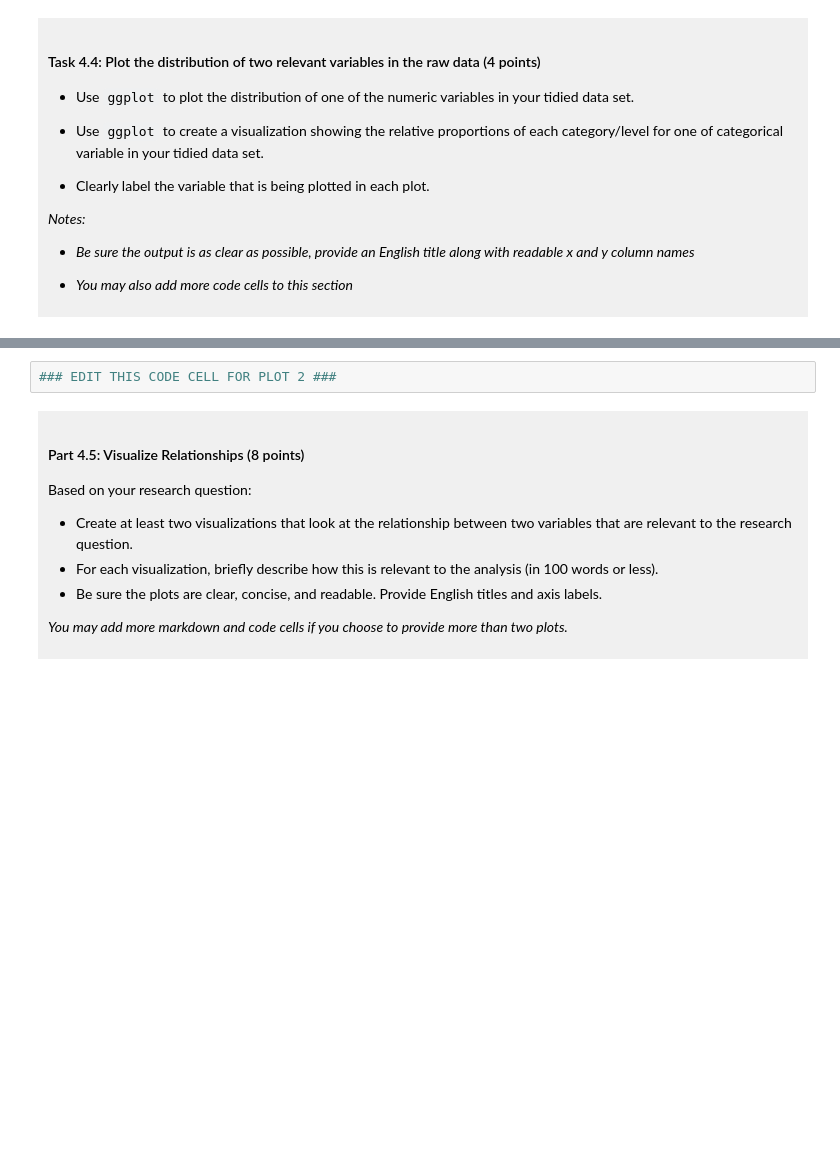
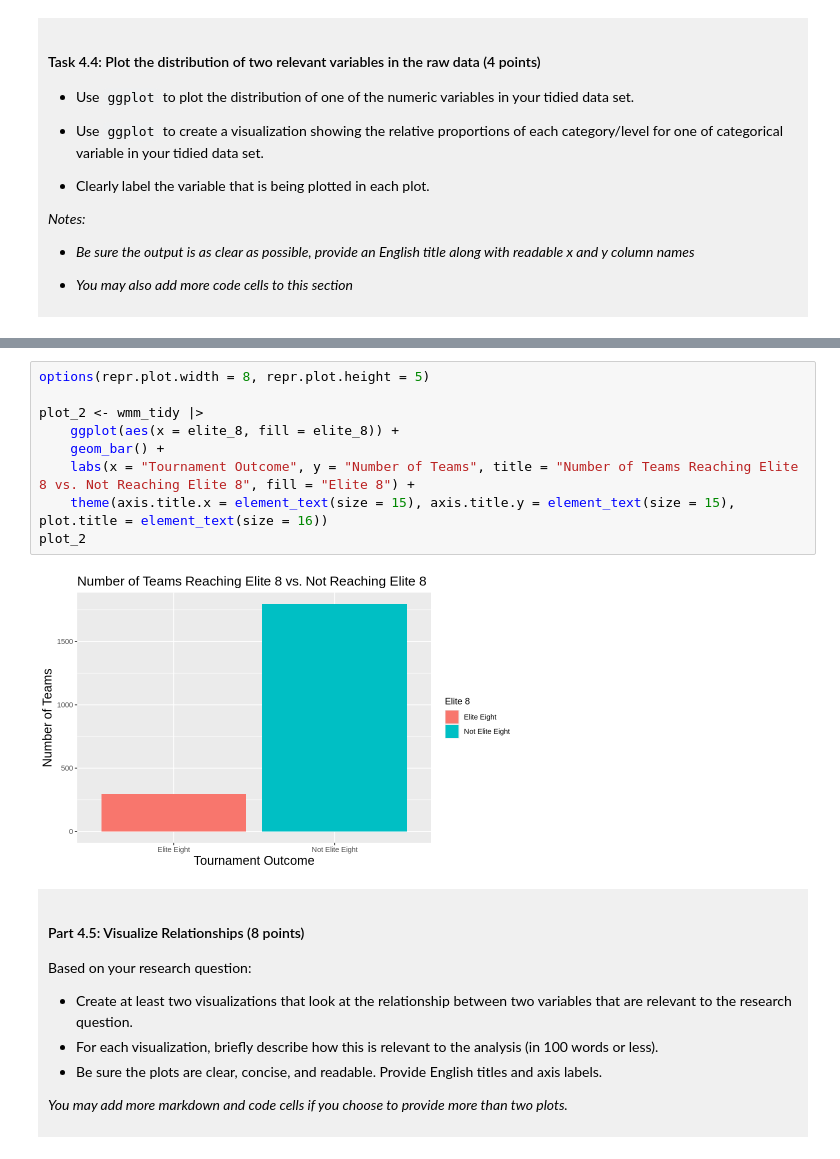
Before and after one commit to prsphne126/dsci-100-project-template-2026-prsphne126, a Jupyter notebook: dsci-100-project-notebook.ipynb, the cells around one changed output, grey strips where cells are left out. Cells and saved outputs as stored; diff of their text form; blank space fills up the shorter version.

```diff
--- a/dsci-100-project-notebook.ipynb
+++ b/dsci-100-project-notebook.ipynb
@@ -298,5 +355,14 @@ In this section, you will explore the data and summarize some relationships. </d
 # %%
-### EDIT THIS CODE CELL FOR PLOT 2 ###
+options(repr.plot.width = 8, repr.plot.height = 5)
+
+plot_2 <- wmm_tidy |>
+    ggplot(aes(x = elite_8, fill = elite_8)) +
+    geom_bar() +
+    labs(x = "Tournament Outcome", y = "Number of Teams", title = "Number of Teams Reaching Elite 8 vs. Not Reaching Elite 8", fill = "Elite 8") +
+    theme(axis.title.x = element_text(size = 15), axis.title.y = element_text(size = 15), plot.title = element_text(size = 16))
+plot_2
+# %% [output]
+[figure, added]
 # %% [markdown]
 <div style="background-color: #f0f0f0; padding: 10px;">
 
```
Also changed, not shown: parts of 14 cells of this notebook.
